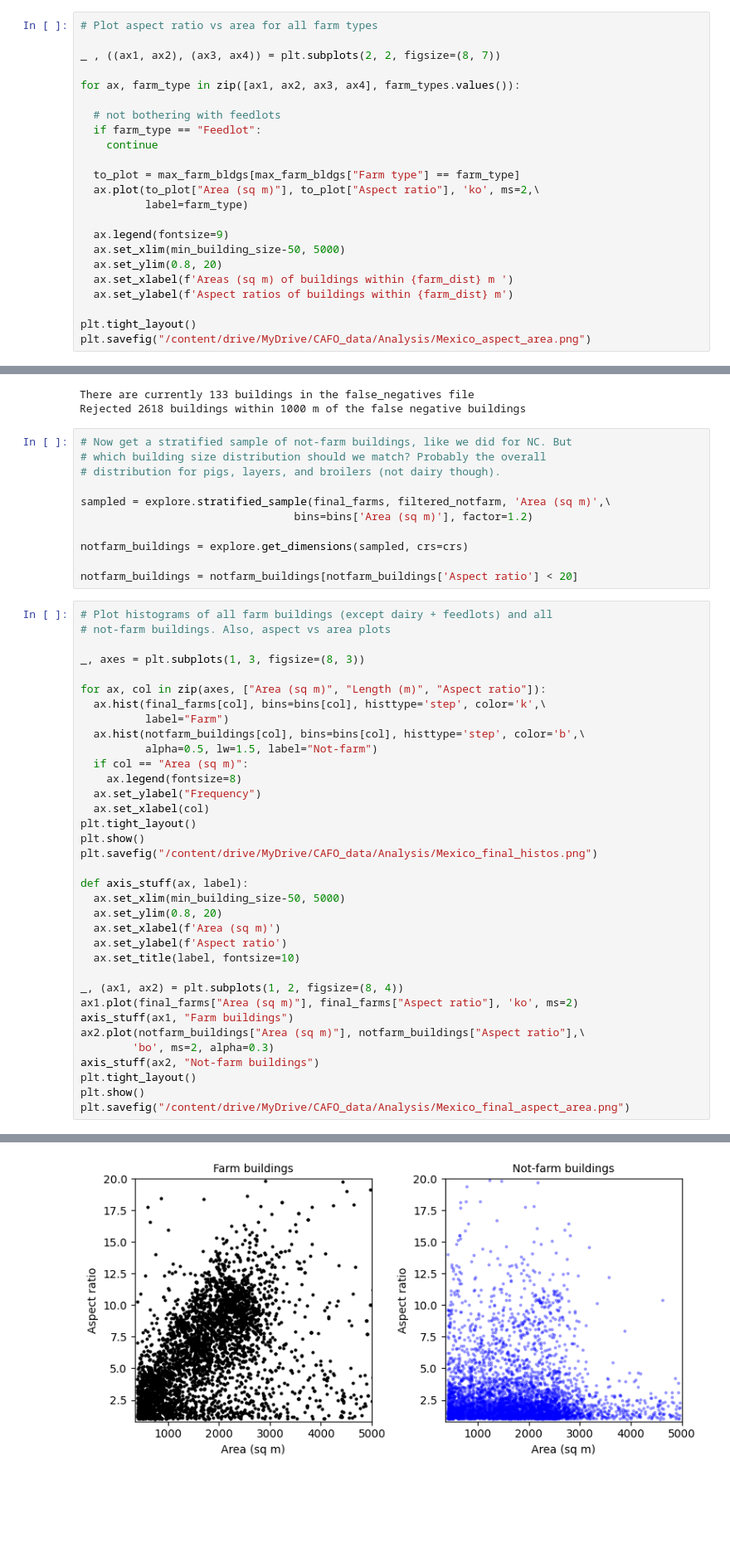
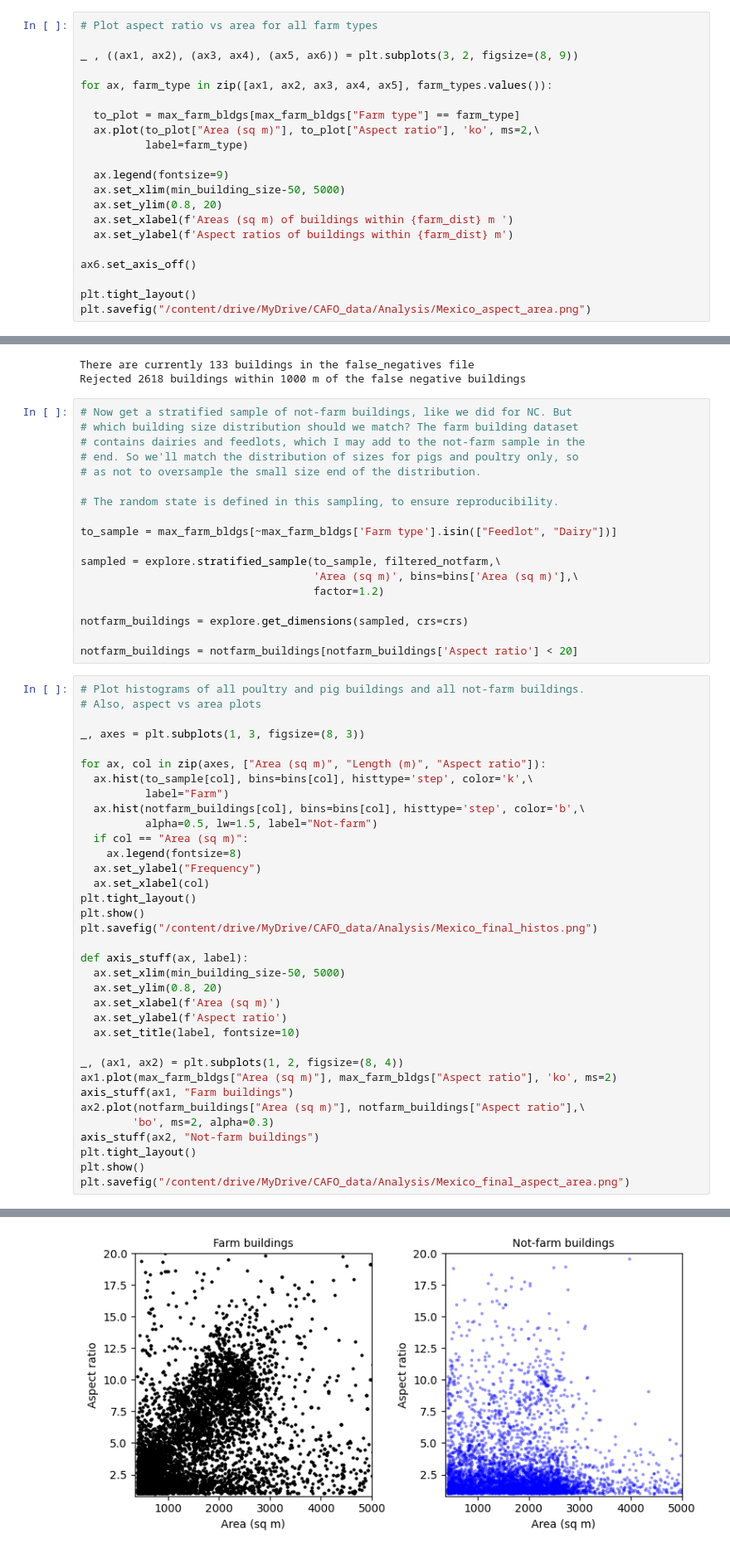
Before and after one commit to rachelemason/CAFO-AI, a Jupyter notebook: 6_Mexico.ipynb, the cells around one changed output, grey strips where cells are left out. Shown at 83% size. Drawn from its saved outputs; the diff is of its cells as text; blank space fills up the shorter version.

```diff
--- a/6_Mexico.ipynb
+++ b/6_Mexico.ipynb
@@ -278,13 +278,9 @@ plt.savefig(f'/content/drive/MyDrive/CAFO_data/Analysis/Mexico_building_histos.p
 # %%
 # Plot aspect ratio vs area for all farm types
 
-_ , ((ax1, ax2), (ax3, ax4)) = plt.subplots(2, 2, figsize=(8, 7))
+_ , ((ax1, ax2), (ax3, ax4), (ax5, ax6)) = plt.subplots(3, 2, figsize=(8, 9))
 
-for ax, farm_type in zip([ax1, ax2, ax3, ax4], farm_types.values()):
-
-  # not bothering with feedlots
-  if farm_type == "Feedlot":
-    continue
+for ax, farm_type in zip([ax1, ax2, ax3, ax4, ax5], farm_types.values()):
 
   to_plot = max_farm_bldgs[max_farm_bldgs["Farm type"] == farm_type]
   ax.plot(to_plot["Area (sq m)"], to_plot["Aspect ratio"], 'ko', ms=2,\
@@ -296,6 +292,8 @@ for ax, farm_type in zip([ax1, ax2, ax3, ax4], farm_types.values()):
   ax.set_xlabel(f'Areas (sq m) of buildings within {farm_dist} m ')
   ax.set_ylabel(f'Aspect ratios of buildings within {farm_dist} m')
 
+ax6.set_axis_off()
+
 plt.tight_layout()
 plt.savefig("/content/drive/MyDrive/CAFO_data/Analysis/Mexico_aspect_area.png")
 # %% [output]
@@ -379,23 +360,30 @@ There are currently 133 buildings in the false_negatives file
 Rejected 2618 buildings within 1000 m of the false negative buildings
 # %%
 # Now get a stratified sample of not-farm buildings, like we did for NC. But
-# which building size distribution should we match? Probably the overall
-# distribution for pigs, layers, and broilers (not dairy though).
+# which building size distribution should we match? The farm building dataset
+# contains dairies and feedlots, which I may add to the not-farm sample in the
+# end. So we'll match the distribution of sizes for pigs and poultry only, so
+# as not to oversample the small size end of the distribution.
 
-sampled = explore.stratified_sample(final_farms, filtered_notfarm, 'Area (sq m)',\
-                                 bins=bins['Area (sq m)'], factor=1.2)
+# The random state is defined in this sampling, to ensure reproducibility.
+
+to_sample = max_farm_bldgs[~max_farm_bldgs['Farm type'].isin(["Feedlot", "Dairy"])]
+
+sampled = explore.stratified_sample(to_sample, filtered_notfarm,\
+                                    'Area (sq m)', bins=bins['Area (sq m)'],\
+                                    factor=1.2)
 
 notfarm_buildings = explore.get_dimensions(sampled, crs=crs)
 
 notfarm_buildings = notfarm_buildings[notfarm_buildings['Aspect ratio'] < 20]
 # %%
-# Plot histograms of all farm buildings (except dairy + feedlots) and all
-# not-farm buildings. Also, aspect vs area plots
+# Plot histograms of all poultry and pig buildings and all not-farm buildings.
+# Also, aspect vs area plots
 
 _, axes = plt.subplots(1, 3, figsize=(8, 3))
 
 for ax, col in zip(axes, ["Area (sq m)", "Length (m)", "Aspect ratio"]):
-  ax.hist(final_farms[col], bins=bins[col], histtype='step', color='k',\
+  ax.hist(to_sample[col], bins=bins[col], histtype='step', color='k',\
           label="Farm")
   ax.hist(notfarm_buildings[col], bins=bins[col], histtype='step', color='b',\
           alpha=0.5, lw=1.5, label="Not-farm")
@@ -415,7 +403,7 @@ def axis_stuff(ax, label):
   ax.set_title(label, fontsize=10)
 
 _, (ax1, ax2) = plt.subplots(1, 2, figsize=(8, 4))
-ax1.plot(final_farms["Area (sq m)"], final_farms["Aspect ratio"], 'ko', ms=2)
+ax1.plot(max_farm_bldgs["Area (sq m)"], max_farm_bldgs["Aspect ratio"], 'ko', ms=2)
 axis_stuff(ax1, "Farm buildings")
 ax2.plot(notfarm_buildings["Area (sq m)"], notfarm_buildings["Aspect ratio"],\
         'bo', ms=2, alpha=0.3)
@@ -428,5 +416,5 @@ plt.savefig("/content/drive/MyDrive/CAFO_data/Analysis/Mexico_final_aspect_area.
 <Figure size 640x480 with 0 Axes>
-[figure, old version]
+[figure, new version]
 <Figure size 640x480 with 0 Axes>
 # %% [markdown]
 Now, actually inspect some buildings in the area-aspect ratio "danger zone", and flag those that are clearly large farms.
```
Also changed, not shown: parts of 9 cells of this notebook.
